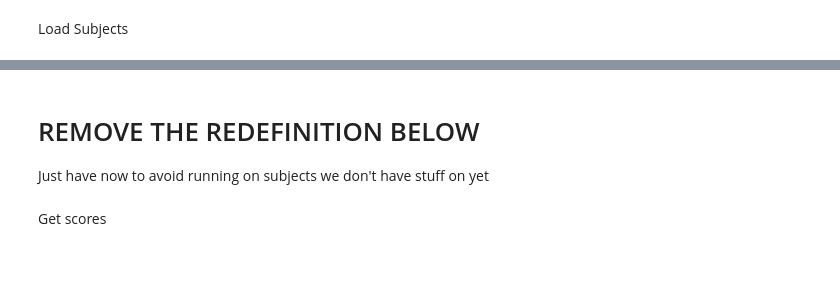
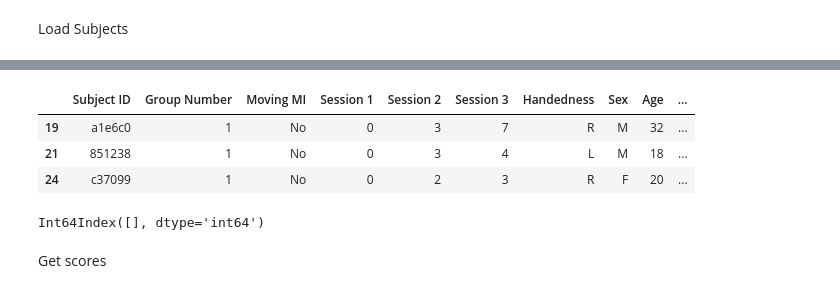
Before and after one commit to lpjiang97/EEG-CoAdaptation, a Jupyter notebook: Analysis/ANOVAs_Transfer_Learning.ipynb, the cells around one changed output, grey strips where cells are left out. Saved outputs shown, nothing was run; the diff lists cells and outputs as text; code cells hidden in the pictures; blank space fills up the shorter version.

```diff
--- a/Analysis/ANOVAs_Transfer_Learning.ipynb
+++ b/Analysis/ANOVAs_Transfer_Learning.ipynb
@@ -397,3 +377,0 @@ demographics_all.head()
-# %% [markdown]
-# REMOVE THE REDEFINITION BELOW
-Just have now to avoid running on subjects we don't have stuff on yet
@@ -404,0 +378,27 @@ useBehavioral = ['Yes','Yes']
+# %%
+demographics_all = pd.read_csv('subject_demographics.csv')
+
+# Drop the sleeping subject
+demographics_all = demographics_all.drop(demographics_all.loc[demographics_all['Subject ID'] == '97e442'].index[0])
+
+# Drop all subjects that aren't Study 2 Group 1
+demographics_all = demographics_all.drop(np.asarray(demographics_all.loc[demographics_all['Study Number'] == 1].index))
+demographics_all = demographics_all.drop(np.asarray(demographics_all.loc[demographics_all['Group Number'] == 2].index))
+
+# Store variables
+generalSubjects = list(demographics_all['Subject ID'])
+subject_group_all = np.asarray(demographics_all['Group Number'])
+studyNumber_all = np.asarray(demographics_all['Study Number'])
+handedness_all = list(demographics_all['Handedness'])
+age_all = np.asarray(demographics_all['Age'])
+
+demographics_all.head()
+# %% [output]
+|  | Subject ID | Group Number | Moving MI | Session 1 | Session 2 | Session 3 | Handedness | Sex | Age | ... |
+| 19 | a1e6c0 | 1 | No | 0 | 3 | 7 | R | M | 32 | ... |
+| 21 | 851238 | 1 | No | 0 | 3 | 4 | L | M | 18 | ... |
+| 24 | c37099 | 1 | No | 0 | 2 | 3 | R | F | 20 | ... |
+# %%
+demographics_all.loc[demographics_all['Group Number'] == 2].index
+# %% [output]
+Int64Index([], dtype='int64')
```
Also changed, not shown: parts of 21 cells of this notebook, 6 other files.
